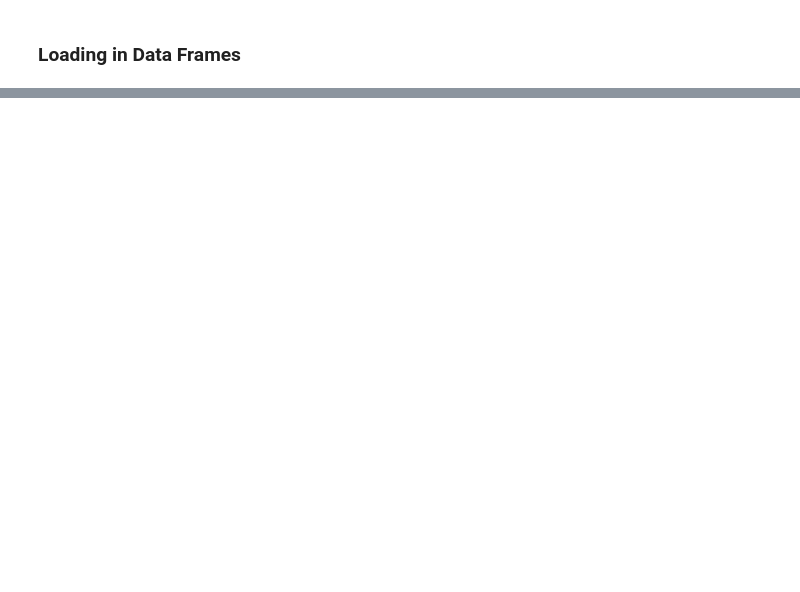
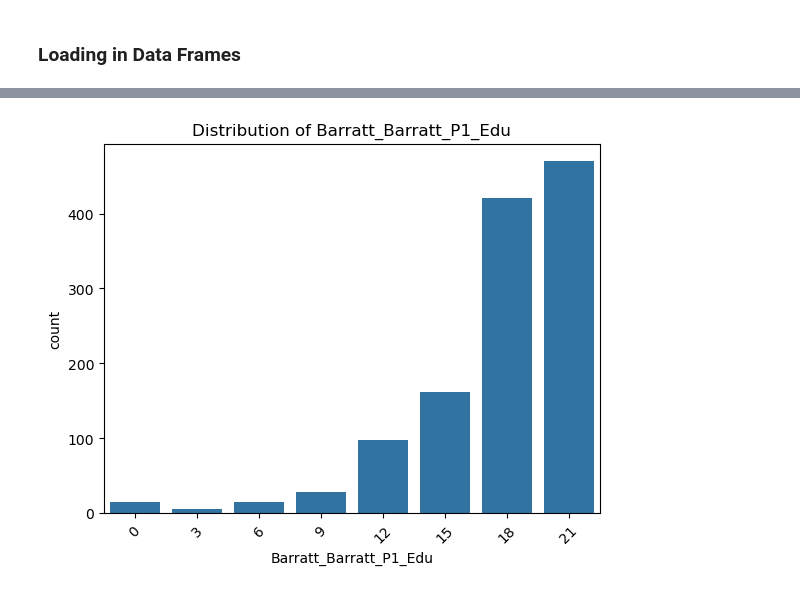
Before and after one commit to Arcturus816/Predicting_ADHD_in_Women, a Jupyter notebook: ADHD_Clean_EDA.ipynb, the cells around one changed output, grey strips where cells are left out. Cells and saved outputs as stored; diff of their text form; code cells hidden in the pictures; blank space fills up the shorter version.

```diff
--- a/ADHD_Clean_EDA.ipynb
+++ b/ADHD_Clean_EDA.ipynb
@@ -36,6 +40,6 @@ from sklearn.metrics import accuracy_score
 # %%
 # categorical variable train dataframe
 
-file_path_trainC = "/Users/caterinaponti/Desktop/WiDS/GlobalChallenge/TRAINING_CATEGORICAL.csv"
-train_cat = pd.read_csv(file_path_trainC)
+file_path_trainC = "data/TRAIN_OLD/TRAIN_CATEGORICAL_METADATA.xlsx"
+train_cat = pd.read_excel(file_path_trainC)
 train_cat.head()
@@ -41,0 +268,9 @@ train_cat.head()
+# %%
+# Graphing educational data for parent 1
+
+sns.countplot(x='Barratt_Barratt_P1_Edu', data=train_cat[['Barratt_Barratt_P1_Edu']])
+plt.title(f"Distribution of Barratt_Barratt_P1_Edu")
+plt.xticks(rotation=45)
+plt.show()
+# %% [output]
+[figure, added]
```
Also changed, not shown: parts of 42 cells of this notebook.
